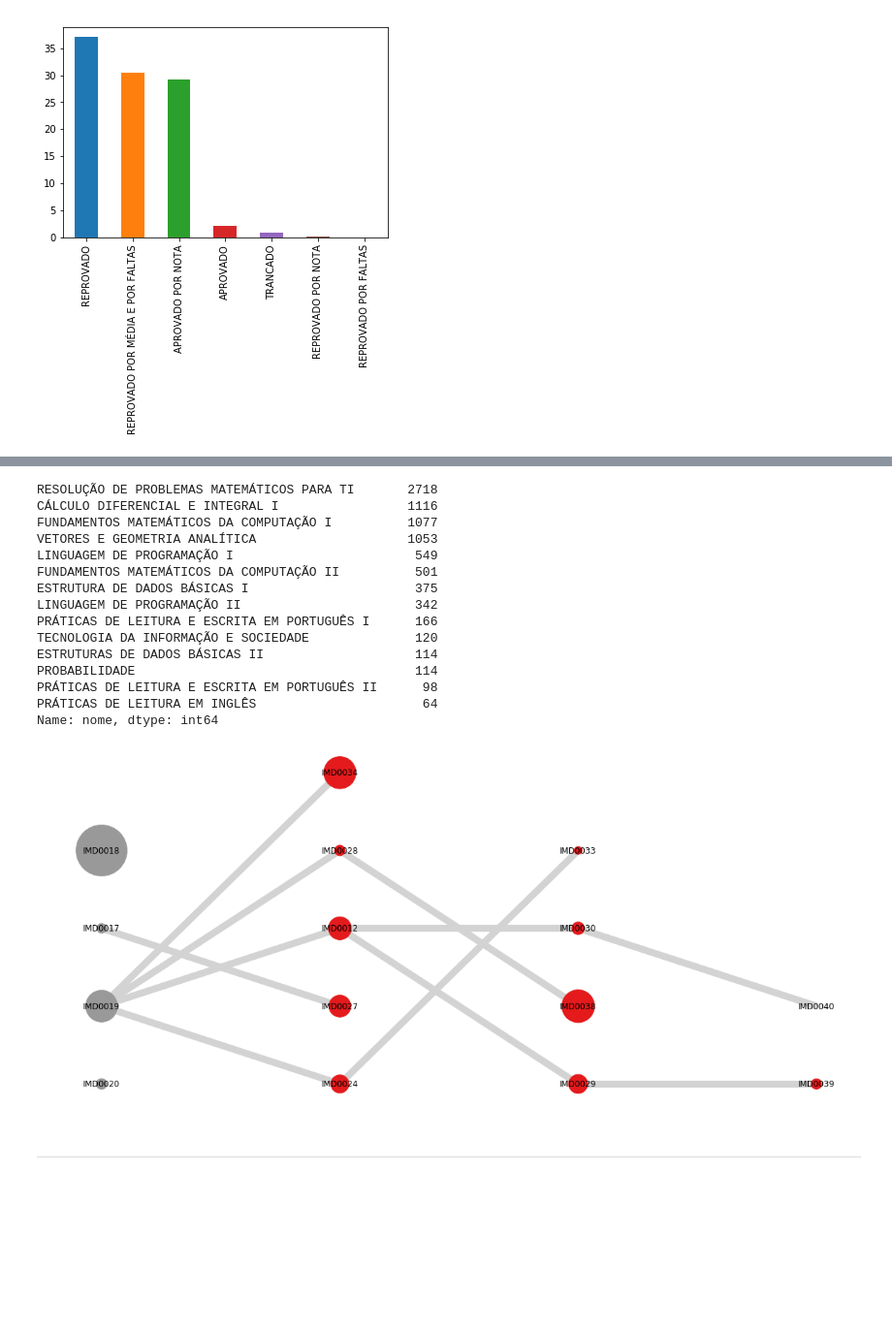
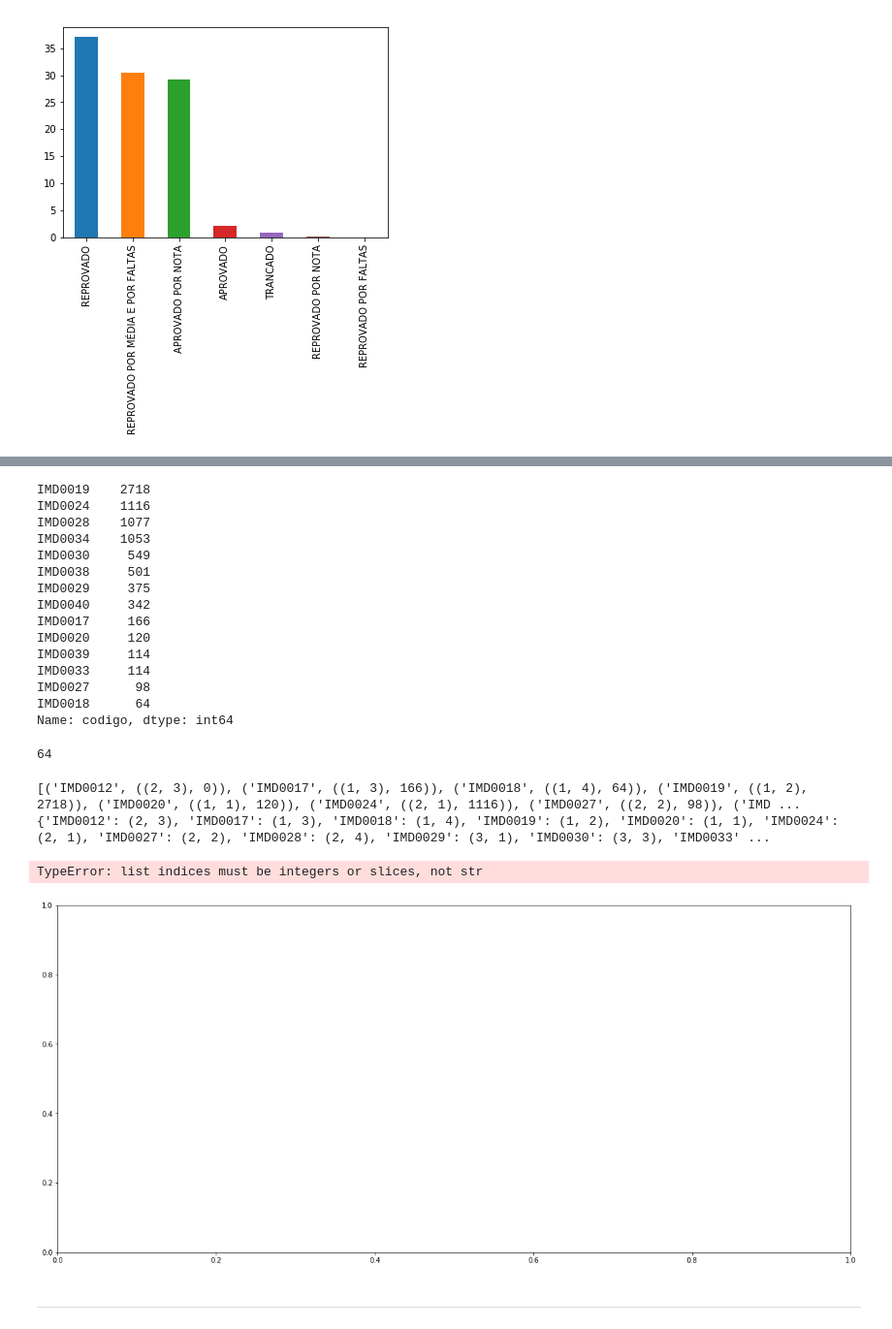
Before and after one commit to CinthiaKatiane/Data-Science-for-Education, a Jupyter notebook: Projeto_IA_Educ.ipynb, the cells around one changed output, grey strips where cells are left out. Shown at 97% size. Cells and saved outputs as stored; diff of their text form; code cells hidden in the pictures; blank space fills up the shorter version.

```diff
--- a/Projeto_IA_Educ.ipynb
+++ b/Projeto_IA_Educ.ipynb
@@ -501,26 +519,29 @@ df_grade.head()
 | 393 | 101659804 | 55020 | 1 | IMD0018 | PRÁTICAS DE LEITURA EM INGLÊS | 30 | ( IMD0037 OU ECT1307 OU ECT2305 ) | ... |
 # %%
 reprovados = df_turma_matricula[df_turma_matricula['descricao'] == 'REPROVADO']
-usecols=['descricao', 'nome']
 disciplina_mais_reprova = pd.merge(reprovados, df_curriculo_comum, on='id_componente')
-
-disciplina_mais_reprova.nome.value_counts()
+reprovacoes = disciplina_mais_reprova.codigo.value_counts()
+reprovacoes
 # %% [output]
-RESOLUÇÃO DE PROBLEMAS MATEMÁTICOS PARA TI       2718
-CÁLCULO DIFERENCIAL E INTEGRAL I                 1116
-FUNDAMENTOS MATEMÁTICOS DA COMPUTAÇÃO I          1077
-VETORES E GEOMETRIA ANALÍTICA                    1053
-LINGUAGEM DE PROGRAMAÇÃO I                        549
-FUNDAMENTOS MATEMÁTICOS DA COMPUTAÇÃO II          501
-ESTRUTURA DE DADOS BÁSICAS I                      375
-LINGUAGEM DE PROGRAMAÇÃO II                       342
-PRÁTICAS DE LEITURA E ESCRITA EM PORTUGUÊS I      166
-TECNOLOGIA DA INFORMAÇÃO E SOCIEDADE              120
-ESTRUTURAS DE DADOS BÁSICAS II                    114
-PROBABILIDADE                                     114
-PRÁTICAS DE LEITURA E ESCRITA EM PORTUGUÊS II      98
-PRÁTICAS DE LEITURA EM INGLÊS                      64
-Name: nome, dtype: int64
+IMD0019    2718
+IMD0024    1116
+IMD0028    1077
+IMD0034    1053
+IMD0030     549
+IMD0038     501
+IMD0029     375
+IMD0040     342
+IMD0017     166
+IMD0020     120
+IMD0039     114
+IMD0033     114
+IMD0027      98
+IMD0018      64
+Name: codigo, dtype: int64
+# %%
+reprovacoes["PRÁTICAS DE LEITURA EM INGLÊS"]
+# %% [output]
+64
 # %%
 # TA ERRADO
 de = []
@@ -535,38 +556,57 @@ sizes = []
 
 #df_tm = df_turma_matricula.sort_values('unidade').drop_duplicates(subset=['id_turma', 'discente'], keep='last')
 
 for _, row in df_grade.iterrows():
     ids.append(row.codigo)
-    pos[row.codigo] = (row.semestre_oferta, ch[row.semestre_oferta].pop())
-    size = df_turma_matricula.loc[(df_turma_matricula.id_componente == row.id_componente) & (df_turma_matricula.descricao == 'REPROVADO')]
-    sizes.append(size.shape[0]*2)
+
+    try:
+        size = reprovacoes[row.codigo]
+    except:
+        size = 0
+
+    pos[row.codigo] = ((row.semestre_oferta, ch[row.semestre_oferta].pop()), size)
     if (str(row.pre_requisito).lower()!='nan'):
         de.append(row.pre_requisito)
         para.append(row.codigo)
         groups.append('group1')
     else:
         de.append(row.codigo)
         para.append(row.codigo)
         groups.append('group2')
         pass
 
 df = pd.DataFrame(links)
 
 carac = pd.DataFrame(car)
 
 G=nx.from_pandas_edgelist(df, 'from', 'to', edge_attr=True)
 
 G.nodes()
 
 carac= carac.set_index('ID')
 carac=carac.reindex(G.nodes())
 carac['myvalue']=pd.Categorical(carac['myvalue'])
 carac['myvalue'].cat.codes
 
 plt.rcParams['figure.figsize'] = (16,7)
-nx.draw(G, pos, with_labels=True, node_color=carac['myvalue'].cat.codes, cmap=plt.cm.Set1, node_size=sizes, edge_color='lightgrey', width=10.0)
+posicoes = {}
+tamanho = []
+posicoes_order = {}
+posicoes_order = (sorted(pos.items(), key=lambda pos: pos[0]))
+print(posicoes_order)
+
+for v in posicoes_order:
+    posicoes[v[0]] = v[1][0]
+    tamanho.append(v[1][1])
+
+
+print(posicoes, tamanho)
+nx.draw(G, posicoes, with_labels=True, node_color=carac['myvalue'].cat.codes, cmap=plt.cm.Set1, node_size=tamanho, edge_color='lightgrey', width=10.0)
 # %% [output]
+[('IMD0012', ((2, 3), 0)), ('IMD0017', ((1, 3), 166)), ('IMD0018', ((1, 4), 64)), ('IMD0019', ((1, 2), 2718)), ('IMD0020', ((1, 1), 120)), ('IMD0024', ((2, 1), 1116)), ('IMD0027', ((2, 2), 98)), ('IMD ...
+{'IMD0012': (2, 3), 'IMD0017': (1, 3), 'IMD0018': (1, 4), 'IMD0019': (1, 2), 'IMD0020': (1, 1), 'IMD0024': (2, 1), 'IMD0027': (2, 2), 'IMD0028': (2, 4), 'IMD0029': (3, 1), 'IMD0030': (3, 3), 'IMD0033' ...
+TypeError: list indices must be integers or slices, not str
-[figure, old version]
+[figure, new version]
 # %% [markdown]
 ____
 # %% [markdown]
```
Also changed, not shown: parts of 8 cells of this notebook.
